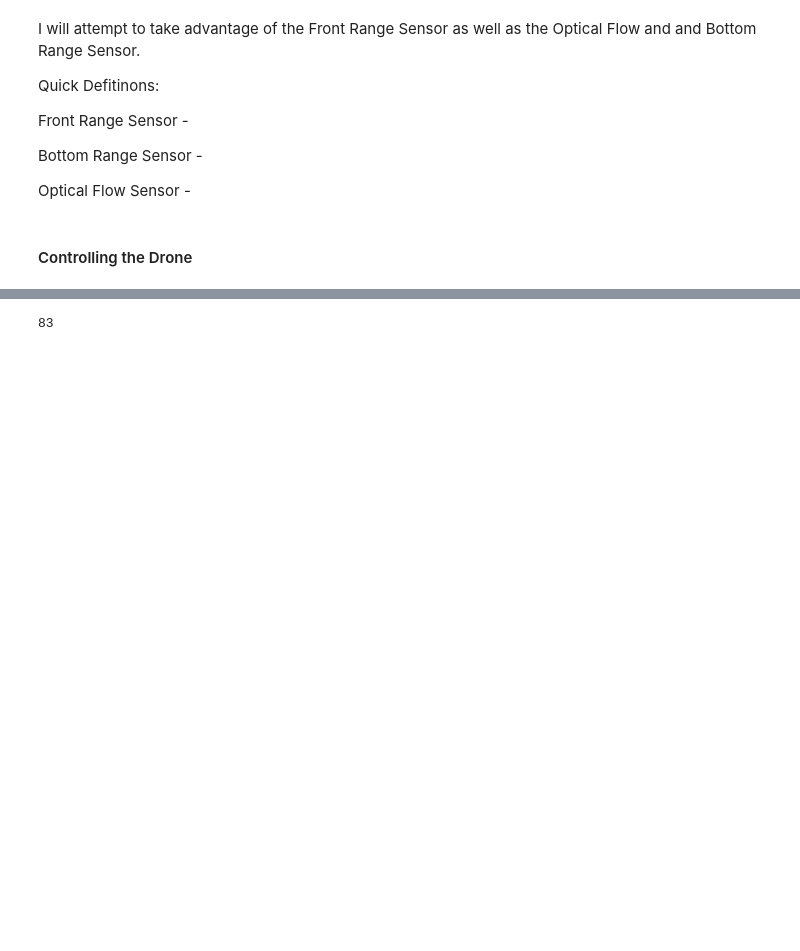
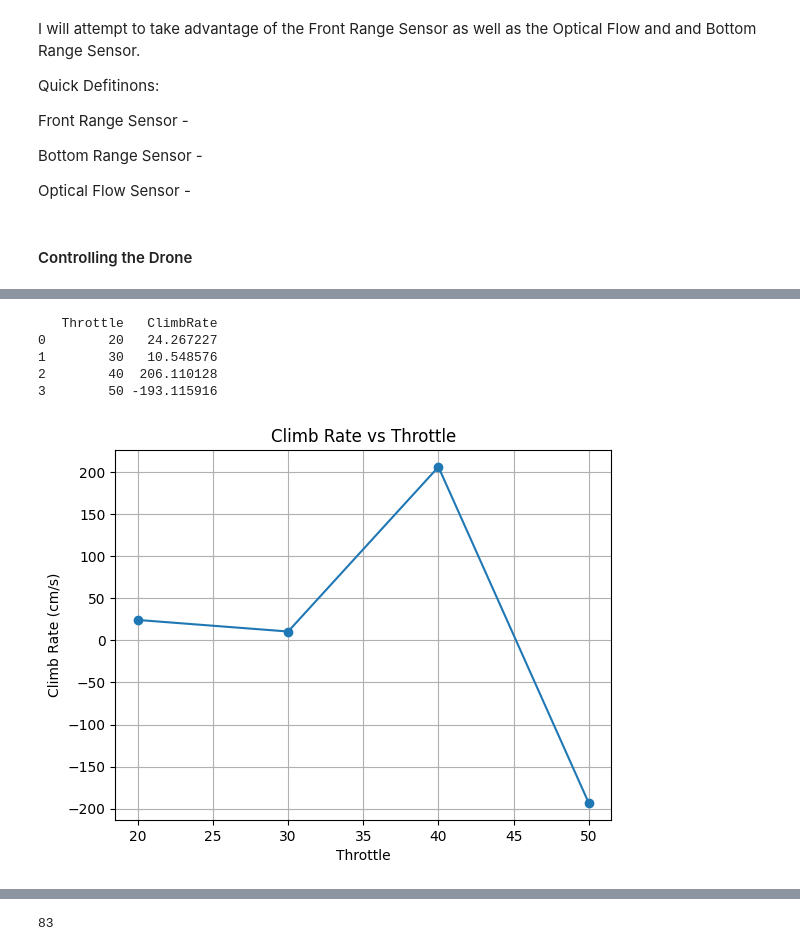
Before and after one commit to seanisthegood/drone_program, a Jupyter notebook: Drone_Research.ipynb, the cells around one changed output, grey strips where cells are left out. Drawn from its saved outputs; the diff is of its cells as text; code cells hidden in the pictures; blank space fills up the shorter version.

```diff
--- a/Drone_Research.ipynb
+++ b/Drone_Research.ipynb
@@ -68,0 +254,28 @@ KeyboardInterrupt:
+# %%
+climb_rates = []
+
+for trial in df_throttle_test['Trial'].unique():
+    subset = df_throttle_test[df_throttle_test['Trial'] == trial]
+    delta_h = subset['Height'].iloc[-1] - subset['Height'].iloc[0]
+    delta_t = subset['Time'].iloc[-1] - subset['Time'].iloc[0]
+    climb_rate = delta_h / delta_t
+    throttle = subset['Throttle'].iloc[0]
+    climb_rates.append((throttle, climb_rate))
+
+df_climb = pd.DataFrame(climb_rates, columns=['Throttle', 'ClimbRate'])
+print(df_climb)
+# %% [output]
+   Throttle   ClimbRate
+0        20   24.267227
+1        30   10.548576
+2        40  206.110128
+3        50 -193.115916
+# %%
+plt.plot(df_climb['Throttle'], df_climb['ClimbRate'], marker='o')
+plt.title("Climb Rate vs Throttle")
+plt.xlabel("Throttle")
+plt.ylabel("Climb Rate (cm/s)")
+plt.grid(True)
+plt.show()
+# %% [output]
+[figure, added]
```
Also changed, not shown: parts of 46 cells of this notebook.
